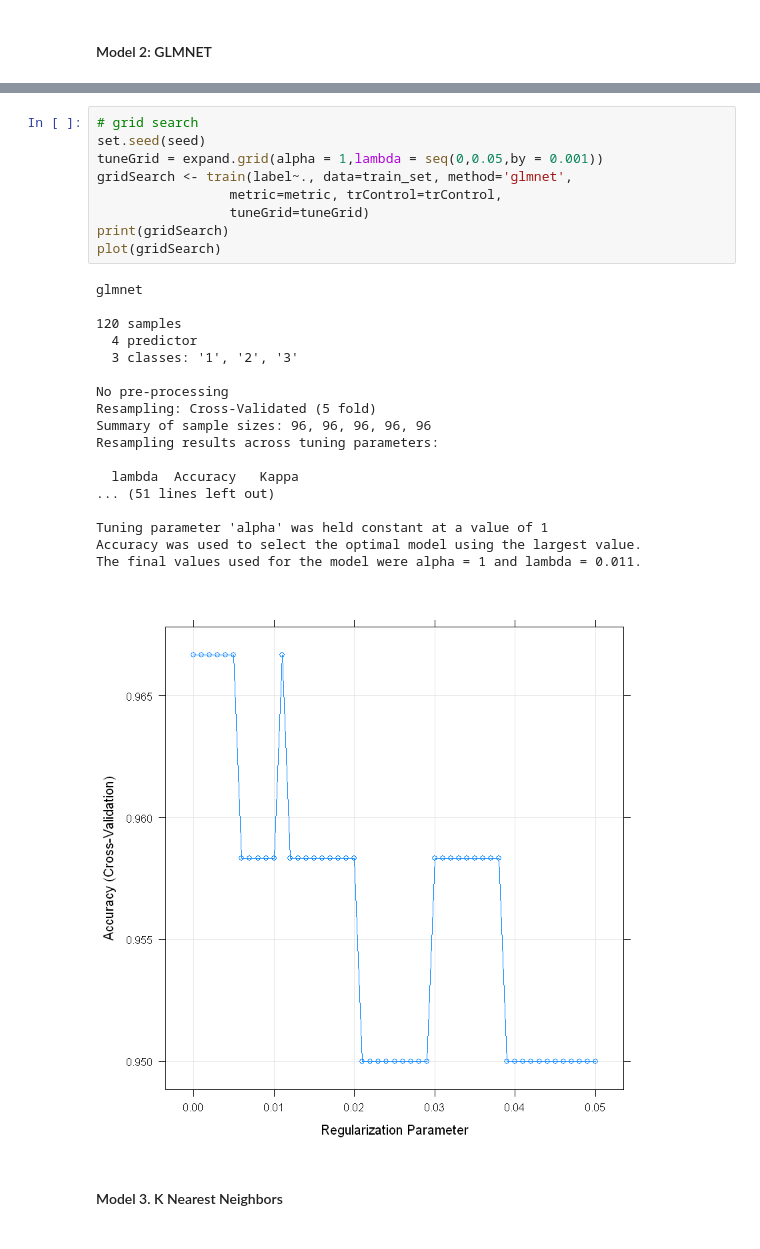
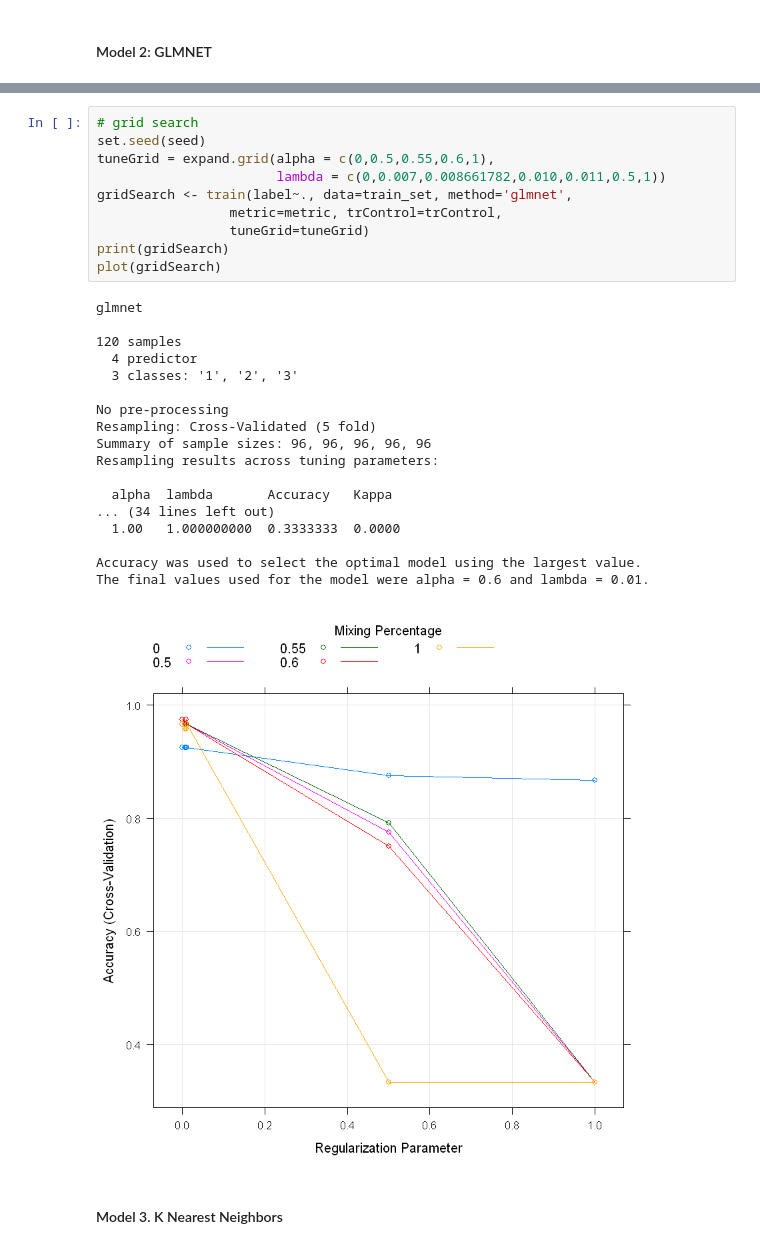
Before and after one commit to dundee2002/Machine-Deep-Learning-in-Python-and-R, a Jupyter notebook: Machine-Learning-in-R/Classification/MultiClass_R_uci_iris_a967.ipynb, the cells around one changed output, grey strips where cells are left out. Saved outputs shown, nothing was run; the diff lists cells and outputs as text.

```diff
--- a/Machine-Learning-in-R/Classification/MultiClass_R_uci_iris_a967.ipynb
+++ b/Machine-Learning-in-R/Classification/MultiClass_R_uci_iris_a967.ipynb
@@ -246,30 +264,31 @@ Resampling results:
 # %%
 # grid search
 set.seed(seed)
-tuneGrid = expand.grid(alpha = 1,lambda = seq(0,0.05,by = 0.001))
+tuneGrid = expand.grid(alpha = c(0,0.5,0.55,0.6,1),
+                       lambda = c(0,0.007,0.008661782,0.010,0.011,0.5,1))
 gridSearch <- train(label~., data=train_set, method='glmnet',
                  metric=metric, trControl=trControl,
                  tuneGrid=tuneGrid)
 print(gridSearch)
 plot(gridSearch)
 # %% [output]
 glmnet
 
 120 samples
   4 predictor
   3 classes: '1', '2', '3'
 
 No pre-processing
 Resampling: Cross-Validated (5 fold)
 Summary of sample sizes: 96, 96, 96, 96, 96
 Resampling results across tuning parameters:
 
-  lambda  Accuracy   Kappa
-... (51 lines left out)
+  alpha  lambda       Accuracy   Kappa
+... (34 lines left out)
+  1.00   1.000000000  0.3333333  0.0000
 
-Tuning parameter 'alpha' was held constant at a value of 1
 Accuracy was used to select the optimal model using the largest value.
-The final values used for the model were alpha = 1 and lambda = 0.011.
+The final values used for the model were alpha = 0.6 and lambda = 0.01.
-[figure, old version]
+[figure, new version]
 # %% [markdown]
 #### Model 3. K Nearest Neighbors
```
Also changed, not shown: parts of 12 cells of this notebook.
